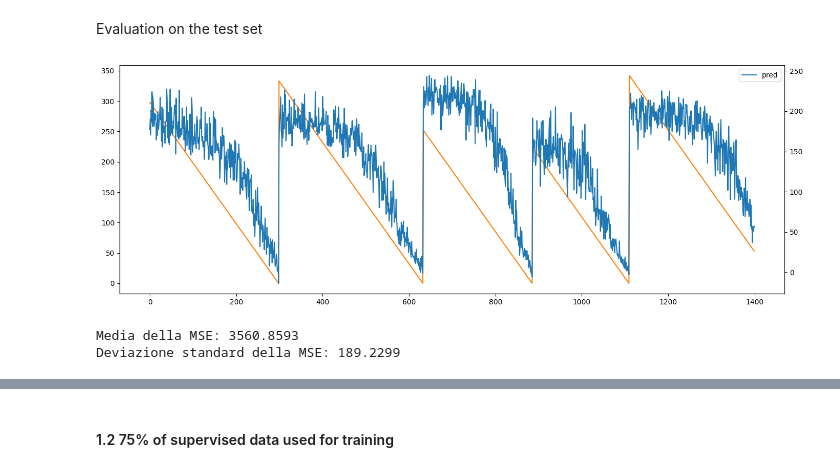
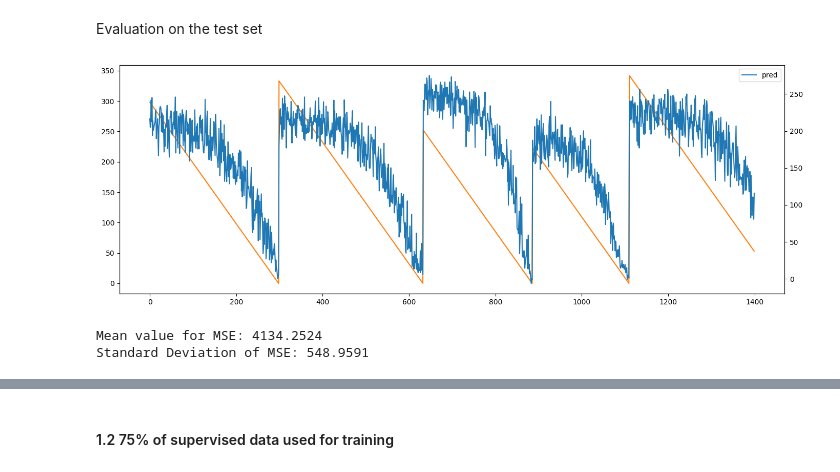
Before and after one commit to giorgiapavani/AI-in-Industry, a Jupyter notebook: notebooks/Project.ipynb, the cells around one changed output, grey strips where cells are left out. Drawn from its saved outputs; the diff is of its cells as text; code cells hidden in the pictures.

Commit message:
Task 1 update (history and results stored) and general refactoring

```diff
--- a/notebooks/Project.ipynb
+++ b/notebooks/Project.ipynb
@@ -41,8 +42,13 @@ import random
 #from tensorflow_probability import distributions
 from sklearn.metrics import r2_score, mean_squared_error
 from tensorflow.keras import backend as k
+from keras.callbacks import CSVLogger
 
 stop = 1400
+epochs = 5
+batch_size = 32
+num_seeds = 3
+excel_file_path = 'results.xlsx'
 # %% [markdown]
 ## Data Loading and Preparation
 # %% [markdown]
@@ -146,3 +154,19 @@ dt.head()
+# %%
+def train_model(train_data, test_data, columns, maxrul, alpha, beta, logger_file, seeds=num_seeds, epochs=epochs):
+    pred = []
+    history = []
+    for i in range(seeds):
+        np.random.seed(i)
+        tf.random.set_seed(i)
+        random.seed(i)
+        nn = cst.CstRULRegressor(input_shape=len(columns), alpha=alpha, beta=beta, maxrul=maxrul, hidden=[32, 32])
+        batch_gen = cst.CstBatchGenerator(train_data, columns, batch_size=32, seed=i)
+        cb = callbacks.EarlyStopping(monitor='loss', patience=3, restore_best_weights=True)
+        csv_logger = CSVLogger(logger_file, separator=',', append=True)
+        nn.compile(optimizer='Adam', run_eagerly=False)
+        history.append(nn.fit(batch_gen, epochs=epochs, verbose=1, callbacks=[cb, csv_logger]))
+        pred.append(nn.predict(test_data[columns]).ravel()*maxrul)
+    return history, pred
 # %% [markdown]
 ### Task 1: train the model with only supervised data. We will experiment with different ratios of supervised data.
 # %% [markdown]
@@ -160,3 +184,6 @@ Num. machines: 186 (supervised), 63 (test)
 trs_s, ts_s, trmaxrul = cst.standardize(trs, ts, dt_in)
 # %% [markdown]
 We train the model with different seeds
+# %%
+history, predictions = train_model(train_data=trs_s, test_data=ts_s, columns=dt_in,
+                             maxrul=trmaxrul, alpha=1, beta=0, logger_file = 'training-1-1.log')
@@ -192,0 +242,3 @@ Epoch 20/20
+# %%
+history = pd.read_csv('training-1-1.log')
+figsize=(14, 5)
@@ -193,15 +263,15 @@ Epoch 20/20
 # %% [markdown]
 Evaluation on the test set
 # %%
-ts_pred = pred[0]
+ts_pred = predictions[0]
 cst.plot_rul(ts_pred[:stop], ts["rul"].iloc[:stop], same_scale=False, figsize=figsize)
 # %% [output]
-[figure, old version]
+[figure, new version]
 # %%
-mse_seeds, mse_mean, mse_std = cst.evaluation(pred, ts)
+mse_seeds, mse_mean, mse_std = cst.evaluation(predictions, ts)
 # %% [output]
-Media della MSE: 3560.8593
-Deviazione standard della MSE: 189.2299
+Mean value for MSE: 4134.2524
+Standard Deviation of MSE: 548.9591
 # %%
 cst.plot_results(mse_seeds, mse_mean, mse_std)
 # %% [output]
```
Also changed, not shown: parts of 12 cells of this notebook, 12 other files.
